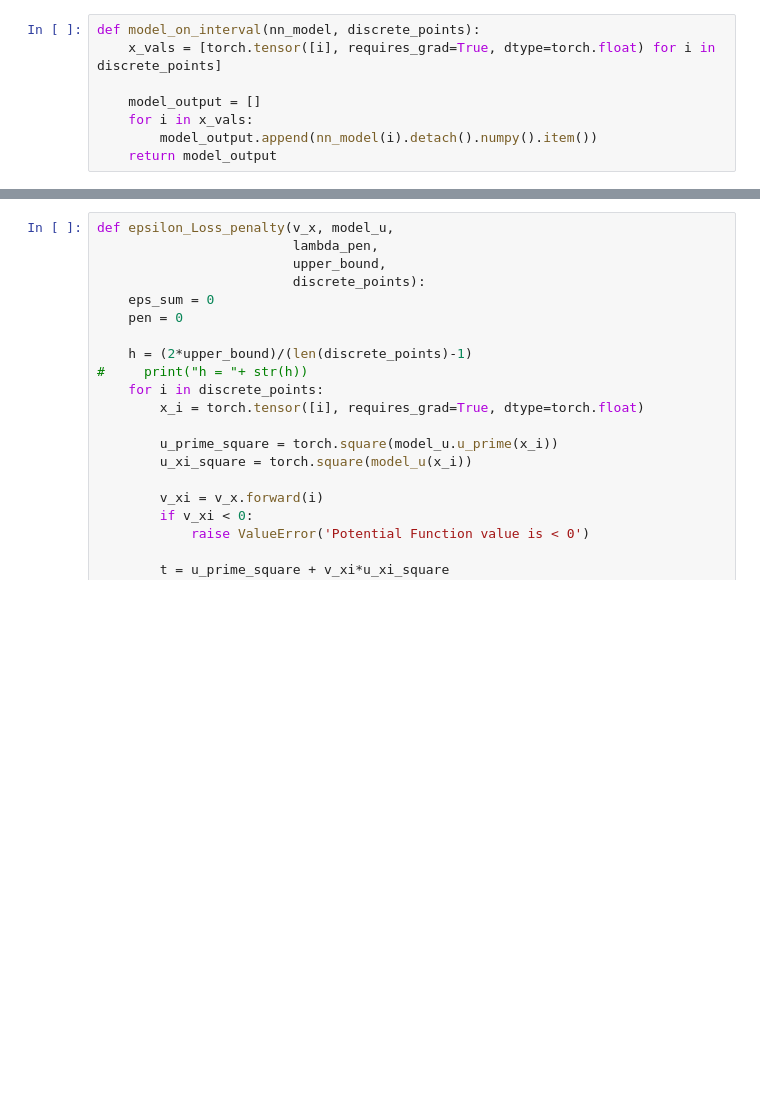
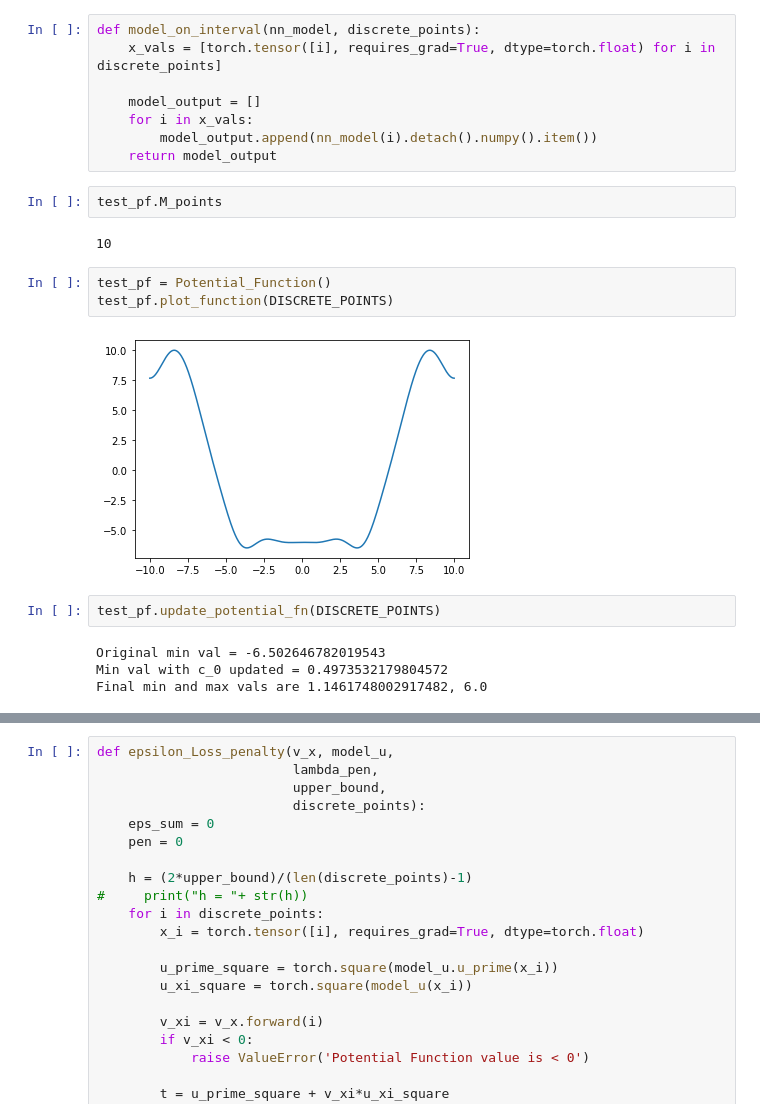
Before and after one commit to trungdoquoc/reu-math-2022, a Jupyter notebook: Data-running version.ipynb, the cells around one changed output, grey strips where cells are left out. Cells and saved outputs as stored; diff of their text form; blank space fills up the shorter version.

```diff
--- a/Data-running version.ipynb
+++ b/Data-running version.ipynb
@@ -42,3 +44,18 @@ def model_on_interval(nn_model, discrete_points):
     for i in x_vals:
         model_output.append(nn_model(i).detach().numpy().item())
     return model_output
+# %%
+test_pf.M_points
+# %% [output]
+10
+# %%
+test_pf = Potential_Function()
+test_pf.plot_function(DISCRETE_POINTS)
+# %% [output]
+[figure, added]
+# %%
+test_pf.update_potential_fn(DISCRETE_POINTS)
+# %% [output]
+Original min val = -6.502646782019543
+Min val with c_0 updated = 0.4973532179804572
+Final min and max vals are 1.1461748002917482, 6.0
```
Also changed, not shown: parts of 21 cells of this notebook, 11 other files.
